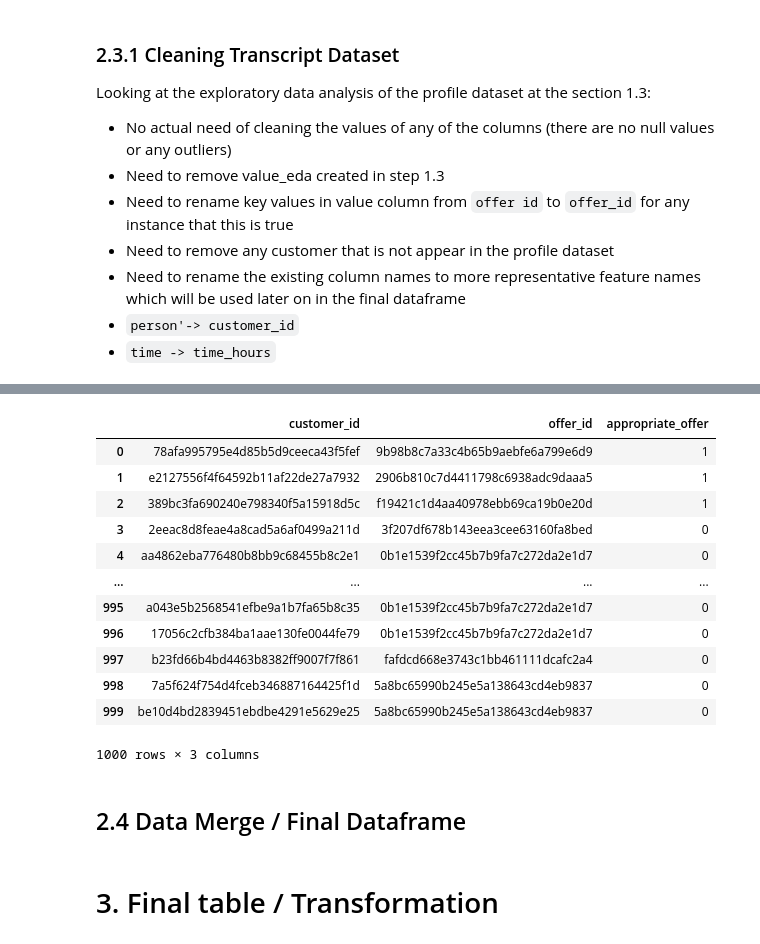
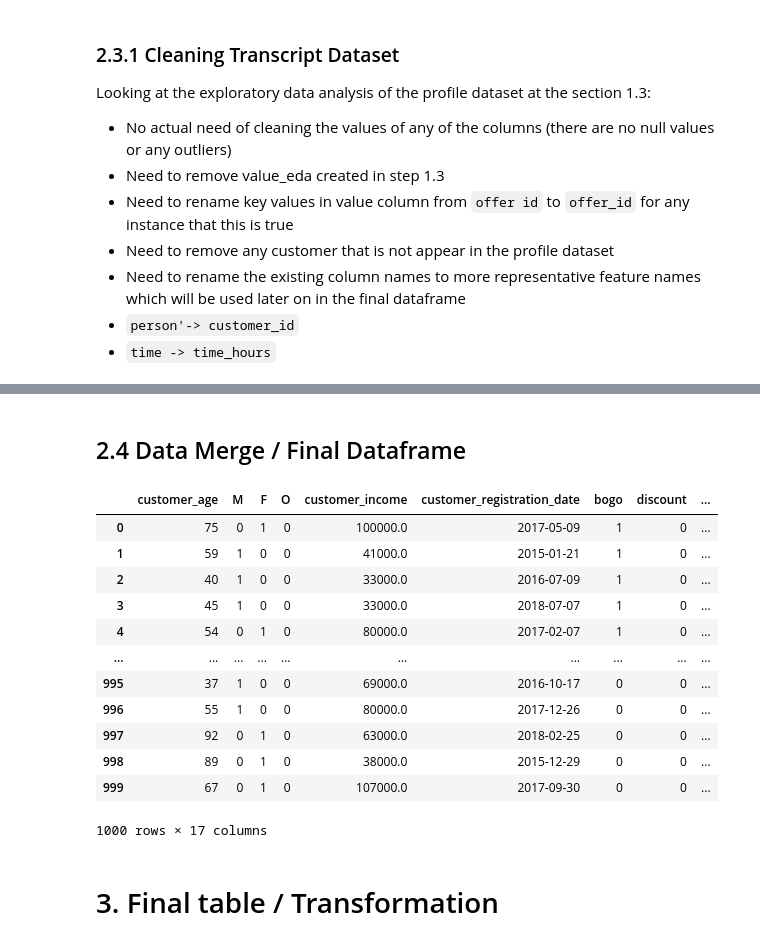
Before and after one commit to ktrikaliotis/Starbucks-Capstone-Project, a Jupyter notebook: starbucks-capstone-notebook.ipynb, the cells around one changed output, grey strips where cells are left out. Drawn from its saved outputs; the diff is of its cells as text; code cells hidden in the pictures.

```diff
--- a/starbucks-capstone-notebook.ipynb
+++ b/starbucks-capstone-notebook.ipynb
@@ -492,5 +473,5 @@ Number of customers with 118 age and missing values in general 12.8 %
 # %%
-def clean_profile(profile):
+def clean_transform_profile(profile):
     """
     Function to clean and transform the profile
     dataframe based on above requirements
@@ -526,5 +507,5 @@ def clean_profile(profile):
 
     return profile_cleaned[columns_order]
 # %%
-profile_cleaned = clean_profile(profile)
+profile_cleaned = clean_transform_profile(profile)
 profile_cleaned
@@ -656,41 +613,31 @@ def offer_summary(transcript, portfolio):
 # %%
-offer_summary = offer_summary(transcript_cleaned, portfolio_cleaned)
+offer_summary = pd.read_csv('offer_summary.csv')
 offer_summary
-# %% [output]
-|  | customer_id | offer_id | appropriate_offer |
-| 0 | 78afa995795e4d85b5d9ceeca43f5fef | 9b98b8c7a33c4b65b9aebfe6a799e6d9 | 1 |
-| 1 | e2127556f4f64592b11af22de27a7932 | 2906b810c7d4411798c6938adc9daaa5 | 1 |
-| 2 | 389bc3fa690240e798340f5a15918d5c | f19421c1d4aa40978ebb69ca19b0e20d | 1 |
-| 3 | 2eeac8d8feae4a8cad5a6af0499a211d | 3f207df678b143eea3cee63160fa8bed | 0 |
-| 4 | aa4862eba776480b8bb9c68455b8c2e1 | 0b1e1539f2cc45b7b9fa7c272da2e1d7 | 0 |
-| ... | ... | ... | ... |
-| 995 | a043e5b2568541efbe9a1b7fa65b8c35 | 0b1e1539f2cc45b7b9fa7c272da2e1d7 | 0 |
-| 996 | 17056c2cfb384ba1aae130fe0044fe79 | 0b1e1539f2cc45b7b9fa7c272da2e1d7 | 0 |
-| 997 | b23fd66b4bd4463b8382ff9007f7f861 | fafdcd668e3743c1bb461111dcafc2a4 | 0 |
-| 998 | 7a5f624f754d4fceb346887164425f1d | 5a8bc65990b245e5a138643cd4eb9837 | 0 |
-| 999 | be10d4bd2839451ebdbe4291e5629e25 | 5a8bc65990b245e5a138643cd4eb9837 | 0 |
-1000 rows × 3 columns
 # %% [markdown]
 ## 2.4 Data Merge / Final Dataframe
 # %%
-# def data_merge(portfolio, profile, transcript):
-#     """
-#     Creation of the final table by merging
-#     the final cleaned data frames
+def data_merge(portfolio, profile, offer_summary):
+    """
+    Creation of the final table by merging
+    the final cleaned data frames
 
-#     Parameters
-#     ----------
-#     portfolio : cleaned and transformed portfolio data frame
-#     profile : cleaned and transformedprofile data frame
-#     transcript : cleaned and tranformedtranscript data frame
+    Parameters
+    ----------
+    portfolio : cleaned and transformed portfolio data frame
+    profile : cleaned and transformed profile data frame
+    offer_summary : final offer_summary table as defined above
 
-#     Returns
-#     -------
-#     final_df: merged data frame
+    Returns
+    -------
+    final_df: merged data frame to be used in our problem
 
-#     """
+    """
 
-#     final_df = pd.merge(portfolio, transcript, on='offer_id')
-#     final_df = pd.merge(merged_df, profile, on='customer_id')
+    final_df = pd.merge(offer_summary, profile, on='customer_id')
+    final_df = pd.merge(merged_df, portfolio, on='offer_id')
 
-#     return final_df
+    final_columns = ['customer_age', 'M', 'F', 'O', 'customer_income', 'customer_registration_date', 'bogo',
+                     'discount', 'informational', 'offer_duration_days', 'offer_difficulty', 'offer_reward',
+                     'email', 'mobile', 'social', 'web', 'appropriate_offer']
+
+    return final_df[final_columns]
@@ -699,2 +644,19 @@ offer_summary
+# %%
+final_df = data_merge(portfolio_cleaned, profile_cleaned, offer_summary)
+final_df
+# %% [output]
+|  | customer_age | M | F | O | customer_income | customer_registration_date | bogo | discount | ... |
+| 0 | 75 | 0 | 1 | 0 | 100000.0 | 2017-05-09 | 1 | 0 | ... |
+| 1 | 59 | 1 | 0 | 0 | 41000.0 | 2015-01-21 | 1 | 0 | ... |
+| 2 | 40 | 1 | 0 | 0 | 33000.0 | 2016-07-09 | 1 | 0 | ... |
+| 3 | 45 | 1 | 0 | 0 | 33000.0 | 2018-07-07 | 1 | 0 | ... |
+| 4 | 54 | 0 | 1 | 0 | 80000.0 | 2017-02-07 | 1 | 0 | ... |
+| ... | ... | ... | ... | ... | ... | ... | ... | ... | ... |
+| 995 | 37 | 1 | 0 | 0 | 69000.0 | 2016-10-17 | 0 | 0 | ... |
+| 996 | 55 | 1 | 0 | 0 | 80000.0 | 2017-12-26 | 0 | 0 | ... |
+| 997 | 92 | 0 | 1 | 0 | 63000.0 | 2018-02-25 | 0 | 0 | ... |
+| 998 | 89 | 0 | 1 | 0 | 38000.0 | 2015-12-29 | 0 | 0 | ... |
+| 999 | 67 | 0 | 1 | 0 | 107000.0 | 2017-09-30 | 0 | 0 | ... |
+1000 rows × 17 columns
 # %% [markdown]
 # 3. Final table / Transformation
```
Also changed, not shown: parts of 13 cells of this notebook.
